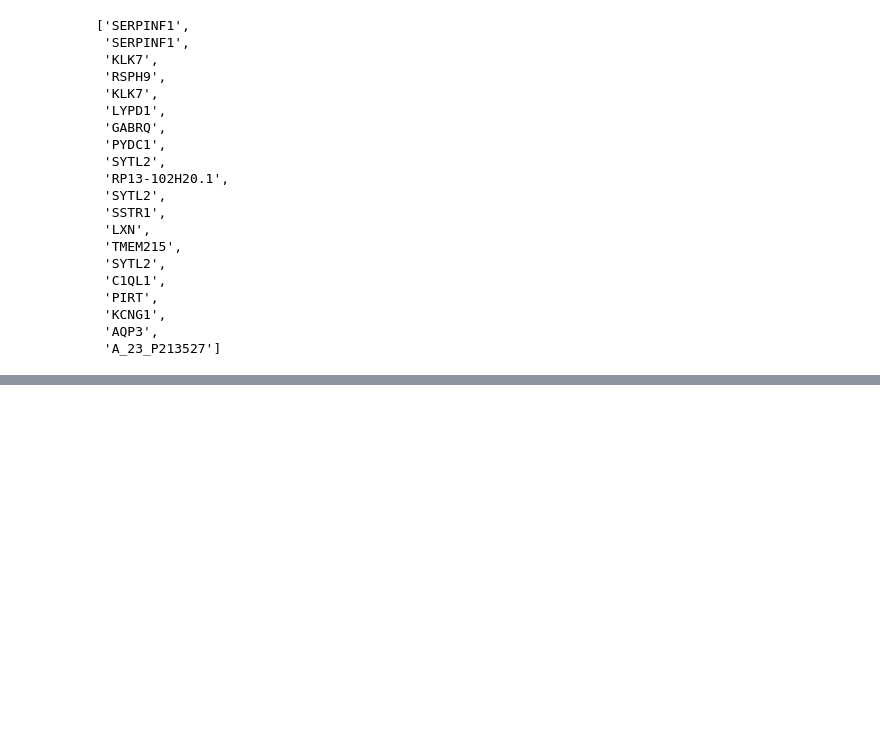
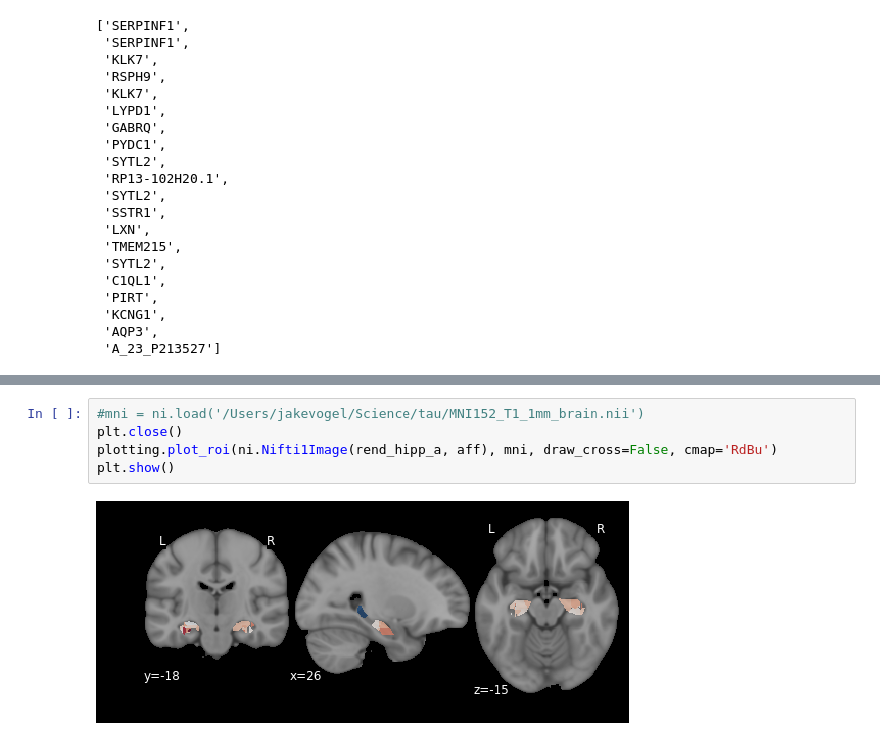
Before and after one commit to illdopejake/hack_projects, a Jupyter notebook: A-P_axis_updated_coords.ipynb, the cells around one changed output, grey strips where cells are left out. Drawn from its saved outputs; the diff is of its cells as text; blank space fills up the shorter version.

```diff
--- a/A-P_axis_updated_coords.ipynb
+++ b/A-P_axis_updated_coords.ipynb
@@ -2247,0 +2359,7 @@ probes.loc[pcalr_out_NEW['gene_selections']['posterior_genes_20']
+# %%
+#mni = ni.load('/Users/jakevogel/Science/tau/MNI152_T1_1mm_brain.nii')
+plt.close()
+plotting.plot_roi(ni.Nifti1Image(rend_hipp_a, aff), mni, draw_cross=False, cmap='RdBu')
+plt.show()
+# %% [output]
+[figure, added]
```
Also changed, not shown: parts of 19 cells of this notebook.
